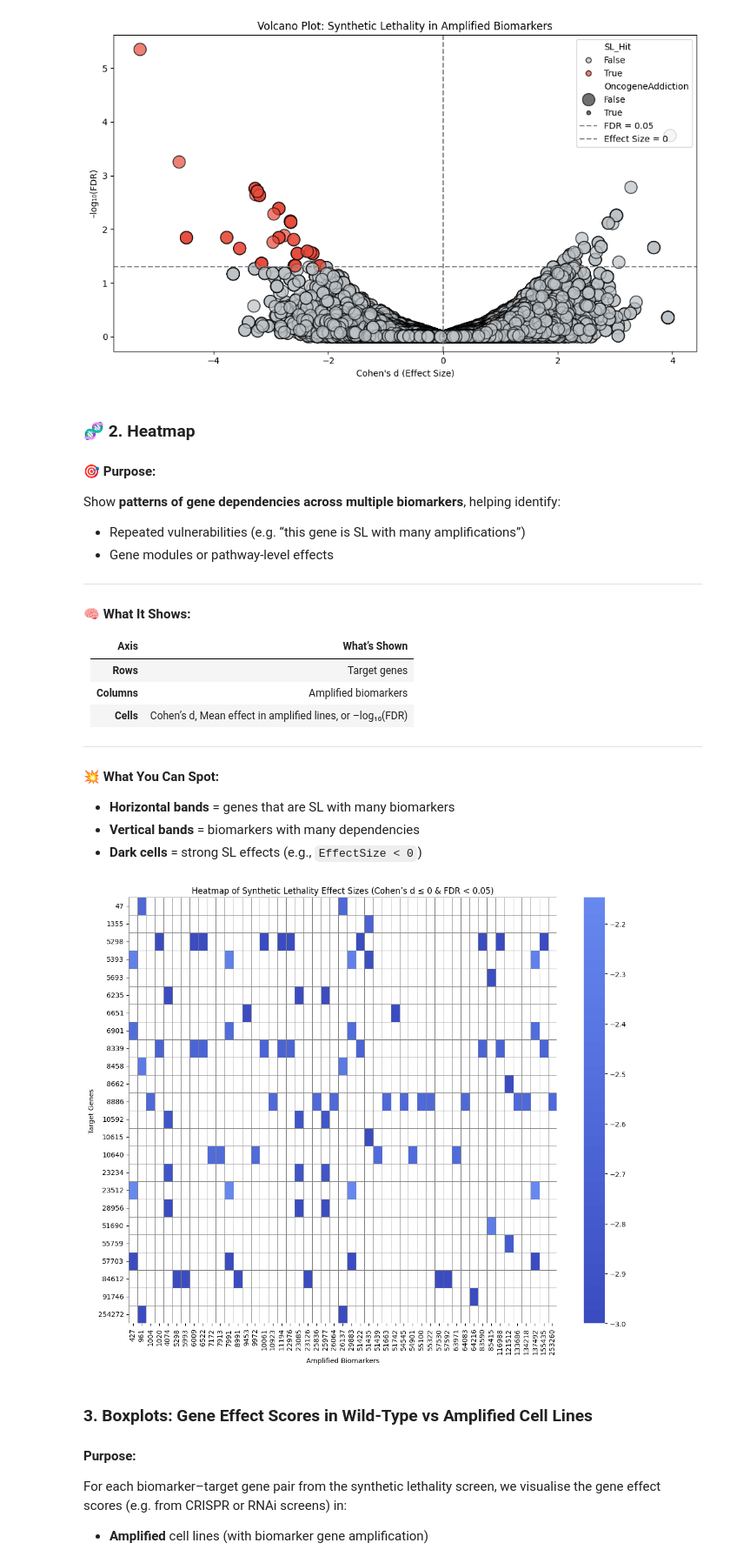
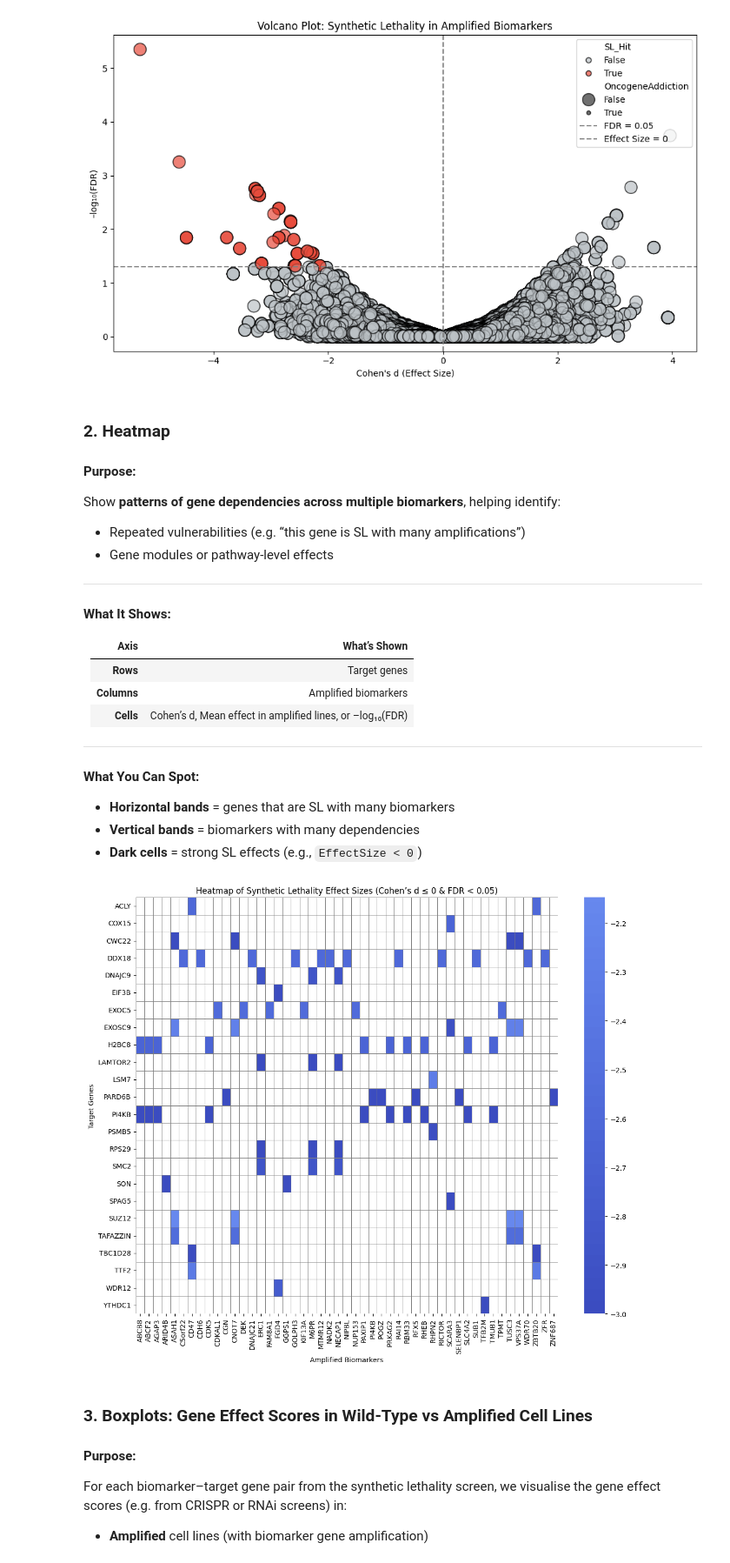
Before and after one commit to faith-ogun/bioslate-hgsoc-core, a Jupyter notebook: notebooks/sl_target_discovery.ipynb, the cells around one changed output. Shown at 87% size. Cells and saved outputs as stored; diff of their text form; code cells hidden in the pictures.

Commit message:
updating code and altering entrez id to hgnc for streamlit.

```diff
--- a/notebooks/sl_target_discovery.ipynb
+++ b/notebooks/sl_target_discovery.ipynb
@@ -488,9 +488,9 @@ plt.show()
 # %% [output]
 [figure]
 # %% [markdown]
-### 🧬 2. **Heatmap**
+### 2. **Heatmap**
 
-#### 🎯 **Purpose:**
+#### **Purpose:**
 
 Show **patterns of gene dependencies across multiple biomarkers**, helping identify:
 
@@ -499,7 +499,7 @@ Show **patterns of gene dependencies across multiple biomarkers**, helping ident
 
 ---
 
-#### 🧠 **What It Shows:**
+#### **What It Shows:**
 
 | Axis        | What’s Shown                                              |
 | ----------- | --------------------------------------------------------- |
@@ -509,7 +509,7 @@ Show **patterns of gene dependencies across multiple biomarkers**, helping ident
 
 ---
 
-#### 💥 **What You Can Spot:**
+#### **What You Can Spot:**
 
 * **Horizontal bands** = genes that are SL with many biomarkers
 * **Vertical bands** = biomarkers with many dependencies
@@ -517,25 +547,28 @@ Show **patterns of gene dependencies across multiple biomarkers**, helping ident
 # %%
 import seaborn as sns
 import matplotlib.pyplot as plt
 
+# Load results
+results_df = pd.read_csv("../results/synthetic_lethality_screen_with_HGNC.csv")
+
 # Pivot: rows = target genes, cols = biomarkers, values = Effect Size
 heatmap_df = results_df[
     (results_df["EffectSize"] < 0) & (results_df["FDR"] < 0.05)
-].pivot(index="TargetGene", columns="Biomarker", values="EffectSize")
+].pivot(index="TargetGene_HGNC", columns="Biomarker_HGNC", values="EffectSize")
 
 # Optional: cap extreme values
 capped = heatmap_df.clip(-3, 0)
 
 # Plot heatmap
 plt.figure(figsize=(12, 10))
 sns.heatmap(capped, cmap="coolwarm", center=0, linewidths=0.5, linecolor="gray")
 plt.title("Heatmap of Synthetic Lethality Effect Sizes (Cohen’s d ≤ 0 & FDR < 0.05)")
 plt.xlabel("Amplified Biomarkers")
 plt.ylabel("Target Genes")
 plt.tight_layout()
 plt.show()
 # %% [output]
-[figure, old version]
+[figure, new version]
 # %% [markdown]
 ### 3. Boxplots: Gene Effect Scores in Wild-Type vs Amplified Cell Lines
 
```
Also changed, not shown: parts of 9 cells of this notebook, 9 other files.
